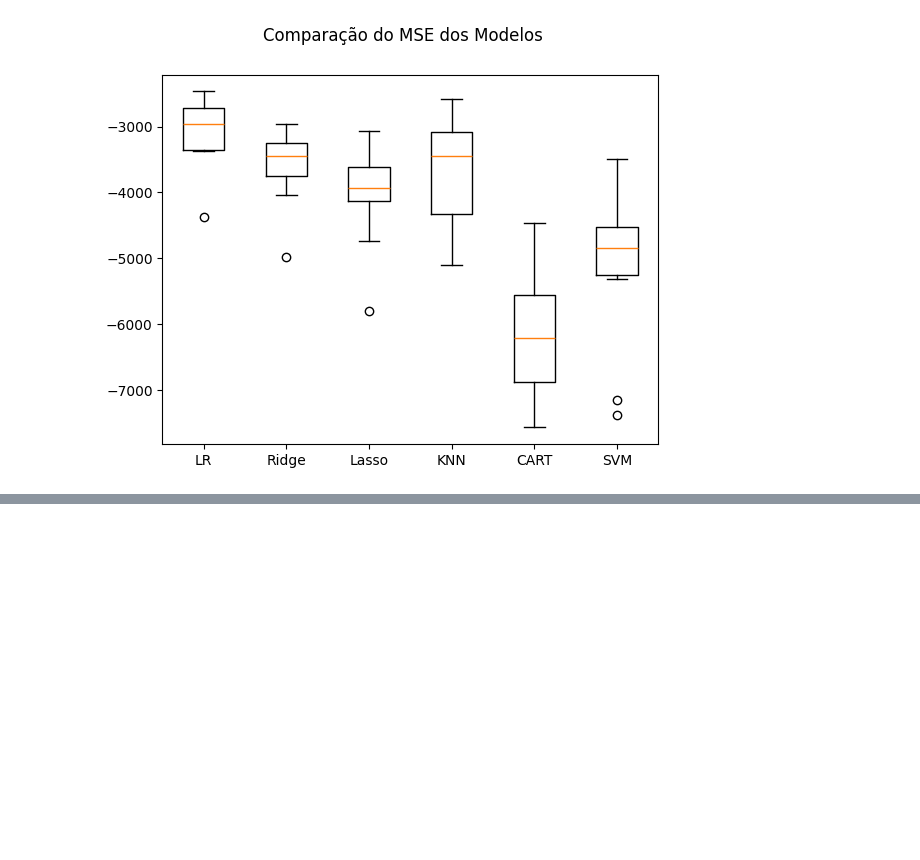
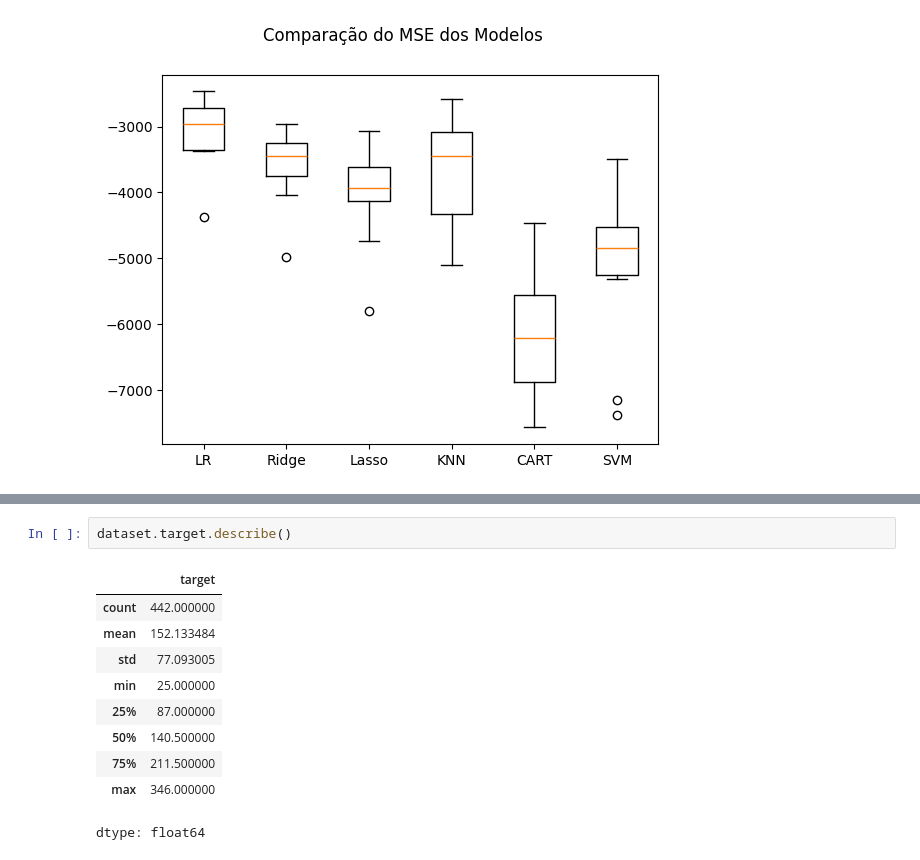
Before and after one commit to L-Carlos/aulas-machine-learning, a Jupyter notebook: ML_aula2.ipynb, the cells around one changed output, grey strips where cells are left out. Saved outputs shown, nothing was run; the diff lists cells and outputs as text; blank space fills up the shorter version.

```diff
--- a/ML_aula2.ipynb
+++ b/ML_aula2.ipynb
@@ -84,0 +96,13 @@ plt.show()
+# %%
+dataset.target.describe()
+# %% [output]
+|  | target |
+| count | 442.000000 |
+| mean | 152.133484 |
+| std | 77.093005 |
+| min | 25.000000 |
+| 25% | 87.000000 |
+| 50% | 140.500000 |
+| 75% | 211.500000 |
+| max | 346.000000 |
+dtype: float64
```
Also changed, not shown: parts of 1 cell of this notebook.
